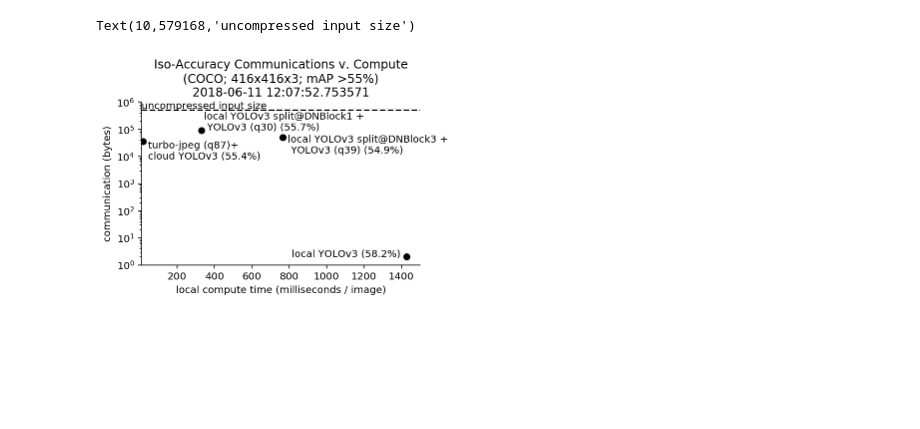
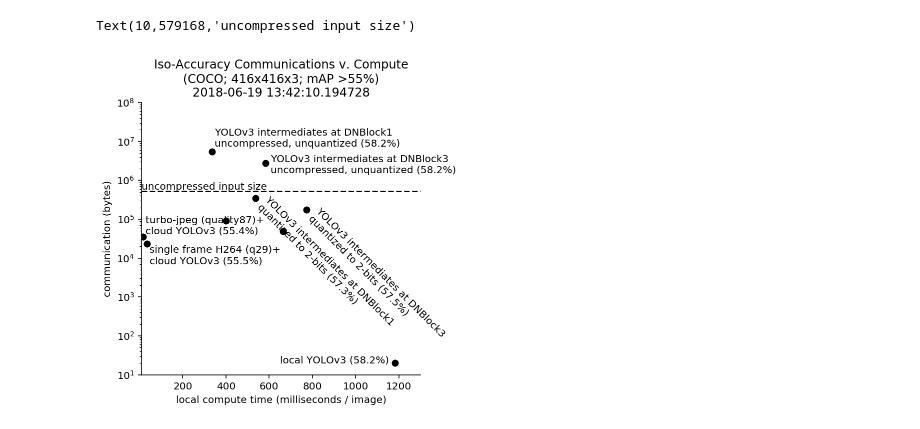
Before and after one commit to jremmons/nnfc-results, a Jupyter notebook: notebook/yolov3_prelim.ipynb, the cells around one changed output. Drawn from its saved outputs; the diff is of its cells as text; code cells hidden in the pictures; blank space fills up the shorter version.

```diff
--- a/notebook/yolov3_prelim.ipynb
+++ b/notebook/yolov3_prelim.ipynb
@@ -6,41 +6,49 @@ import matplotlib.pyplot as plt
 import math
 import datetime
 
 # files = ['simplenet9', 'resnet18', 'mobilenetv2.1000']
 # paths = list(map(lambda x : os.path.join(DATA_PREFIX, x, 'training_log.csv'), files))
 # data = no_plot_summarize_accuracy(paths)
 
-x_compute = list(map(lambda x: x, [17.5, 331, 766, 1427]))
-y_network = [35729.15, 91643.54, 49568.14, 2.0]
-#label = ['turbo-jpeg (q78)+\ncloud YOLOv3 (94.3%)', 'YOLOv3 (56%)']
+# x_compute = list(map(lambda x: x, [17.5, 331, 766, 1427]))
+# y_network = [35729.15, 91643.54, 49568.14, 2.0]
 
-fig = plt.figure(figsize=(5, 3))
+x_compute = list(map(lambda x: x, [17.5, 36.0, 336, 583, 537, 773, 1181, 401.3, 664,]))
+y_network = [35729.15, 23279.12, 4*128*104*104, 4*256*52*52,
+             128*104*104*(2/8), 256*52*52*(2/8), 20, 91643.54, 49568.14,]
+
+fig = plt.figure(figsize=(5, 5))
 fig.clear()
 
 ax1 = fig.add_subplot(111)
-ax1.set_xlim([10, 1500])
-ax1.set_ylim([1,10**6])
+ax1.set_xlim([10, 1300])
+ax1.set_ylim([10,10**8])
 ax1.set_title('Iso-Accuracy Communications v. Compute\n(COCO; 416x416x3; mAP >55%)\n{}'.format(datetime.datetime.now()
 ))
 ax1.set_ylabel('communication (bytes)')
 ax1.set_xlabel('local compute time (milliseconds / image)')
 #ax1.set_xscale("log")
 ax1.set_yscale("log")
 ax1.spines['top'].set_visible(False)
 ax1.spines['right'].set_visible(False)
 l1 = ax1.plot(x_compute, y_network, color="#000000", ls='', marker="o")
 
 # for l,i,j in zip(label,x_compute,y_network):
 #     ax1.annotate('  '+l, xy=(i,j), rotation=45, xytext=(-5,150), textcoords='offset pixels')
 # ax1.annotate('simple9_thin (92.75%)', xy=(6.01, 2.0), rotation=45, xytext=(-5,165), textcoords='offset pixels')
 # ax1.annotate('simple9 (94.3%)', xy=(14.9, 2.0), rotation=45, xytext=(-5,125), textcoords='offset pixels')
-ax1.annotate('turbo-jpeg (q87)+\ncloud YOLOv3 (55.4%)', xy=(17.5, 35729.15), xytext=(10,-35), textcoords='offset pixels')
-ax1.annotate('local YOLOv3 split@DNBlock1 +\n YOLOv3 (q30) (55.7%)', xy=(331, 91643.54), xytext=(5,0), textcoords='offset pixels')
-ax1.annotate('local YOLOv3 split@DNBlock3 +\n YOLOv3 (q39) (54.9%)', xy=(766, 46823.62), xytext=(10,-30), textcoords='offset pixels')
-ax1.annotate('local YOLOv3 (58.2%)', xy=(1427, 2.0), xytext=(-230,0), textcoords='offset pixels')
+ax1.annotate('turbo-jpeg (quality87)+\ncloud YOLOv3 (55.4%)', xy=(17.5, 35729.15), xytext=(5,5), textcoords='offset pixels')
+ax1.annotate('single frame H264 (q29)+\ncloud YOLOv3 (55.5%)', xy=(36.0, 23279.12), xytext=(5,-40), textcoords='offset pixels')
+ax1.annotate('YOLOv3 intermediates at DNBlock1\nuncompressed, unquantized (58.2%)', xy=(336, 4*128*104*104), xytext=(5,10), textcoords='offset pixels')
+ax1.annotate('YOLOv3 intermediates at DNBlock1\nquantized to 2-bits (57.3%)', xy=(537, 128*104*104*(2/8)), xytext=(0,-30), rotation=-45, textcoords='offset pixels')#ax1.annotate('local YOLOv3 split@DNBlock1 +\n YOLOv3 (q30) (55.7%)', xy=(331, 91643.54), xytext=(5,0), textcoords='offset pixels')
+ax1.annotate('YOLOv3 intermediates at DNBlock3\nuncompressed, unquantized (58.2%)', xy=(583, 4*256*52*52), xytext=(10,-20), textcoords='offset pixels')
+ax1.annotate('YOLOv3 intermediates at DNBlock3\nquantized to 2-bits (57.5%)', xy=(773, 256*52*52*(2/8)), xytext=(0,-30), rotation=-45, textcoords='offset pixels')#ax1.annotate('local YOLOv3 split@DNBlock1 +\n YOLOv3 (q30) (55.7%)', xy=(331, 91643.54), xytext=(5,0), textcoords='offset pixels')
+#ax1.annotate('local YOLOv3 split@DNBlock1 +\n YOLOv3 (q30) (55.7%)', xy=(331, 91643.54), xytext=(5,0), textcoords='offset pixels')
+#ax1.annotate('local YOLOv3 split@DNBlock3 +\n YOLOv3 (q39) (54.9%)', xy=(766, 46823.62), xytext=(10,-30), textcoords='offset pixels')
+ax1.annotate('local YOLOv3 (58.2%)', xy=(1181, 20), xytext=(-230,0), textcoords='offset pixels')
 
 ax1.plot([10,10000], [416*416*3, 416*416*3], color="#000000", ls='--')
 ax1.annotate('uncompressed input size',xy=(10,416*416*3+60000))
 # %% [output]
 Text(10,579168,'uncompressed input size')
-[figure, old version]
+[figure, new version]
```
Also changed, not shown: parts of 1 cell of this notebook.
